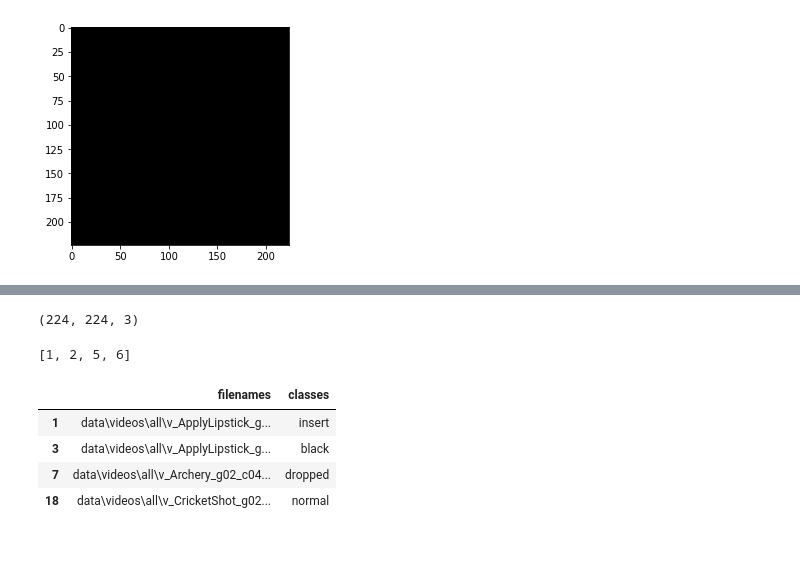
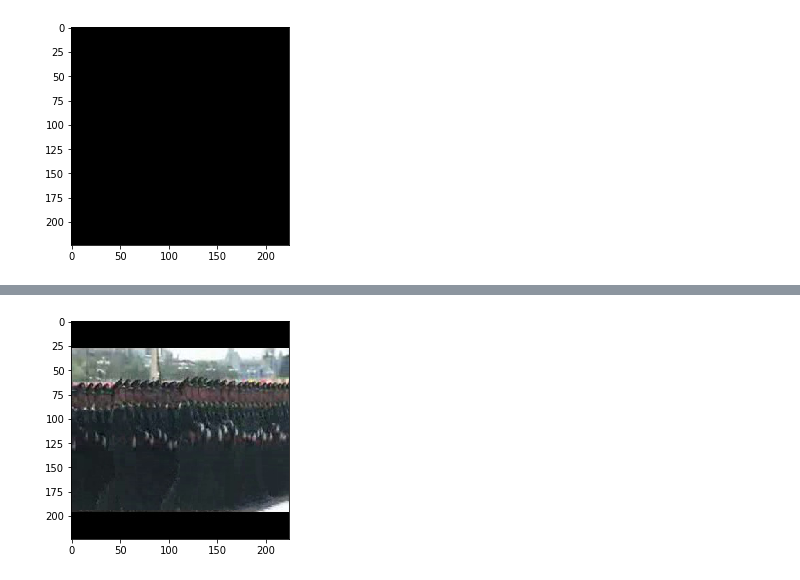
Before and after one commit to alswilli/Video-Manipulation-Detection-via-Recurrent-Residual-Feature-Learning-Networks, a Jupyter notebook: RNN-Test.ipynb, the cells around one changed output, grey strips where cells are left out. Drawn from its saved outputs; the diff is of its cells as text; code cells hidden in the pictures; blank space fills up the shorter version.

```diff
--- a/RNN-Test.ipynb
+++ b/RNN-Test.ipynb
@@ -124,17 +61,0 @@ im1.show()
-# %%
-x = np.array(im1)
-# %%
-x.shape
-# %% [output]
-(224, 224, 3)
-# %%
-test = [1, 2, 3, 4, 5, 6]
-
-test1 = test[0:2]
-test2 = test[4:]
-
-test = test1 + test2
-
-test
-# %% [output]
-[1, 2, 5, 6]
@@ -193,8 +62,4 @@ for index, row in test.iterrows():
-# %%
-test
-# %% [output]
-|  | filenames | classes |
-| 1 | data\videos\all\v_ApplyLipstick_g... | insert |
-| 3 | data\videos\all\v_ApplyLipstick_g... | black |
-| 7 | data\videos\all\v_Archery_g02_c04... | dropped |
-| 18 | data\videos\all\v_CricketShot_g02... | normal |
+# %%
+utils.displayImage(x[0][100])
+# %% [output]
+[figure, added]
```
Also changed, not shown: parts of 19 cells of this notebook.
